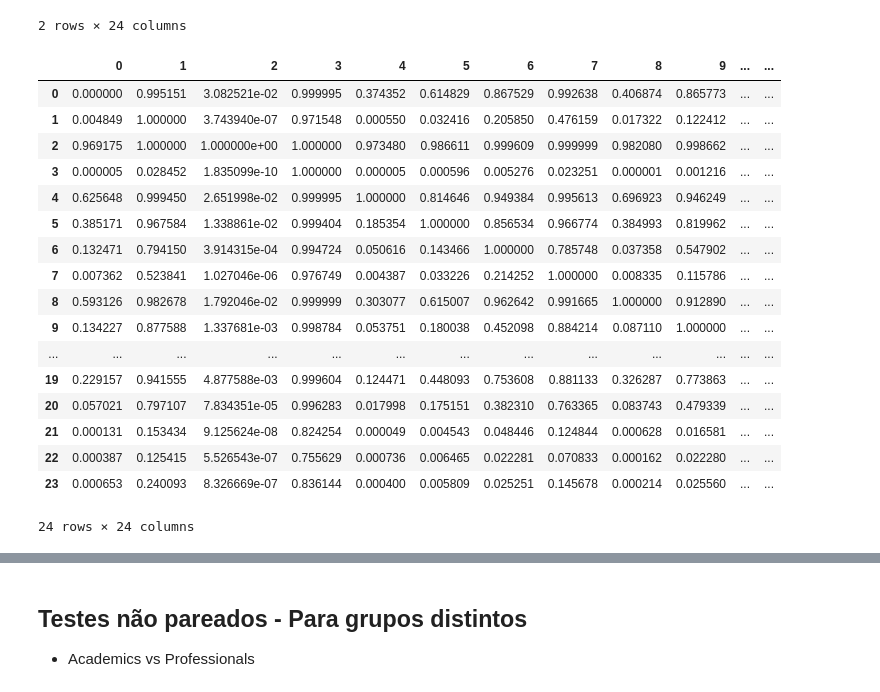
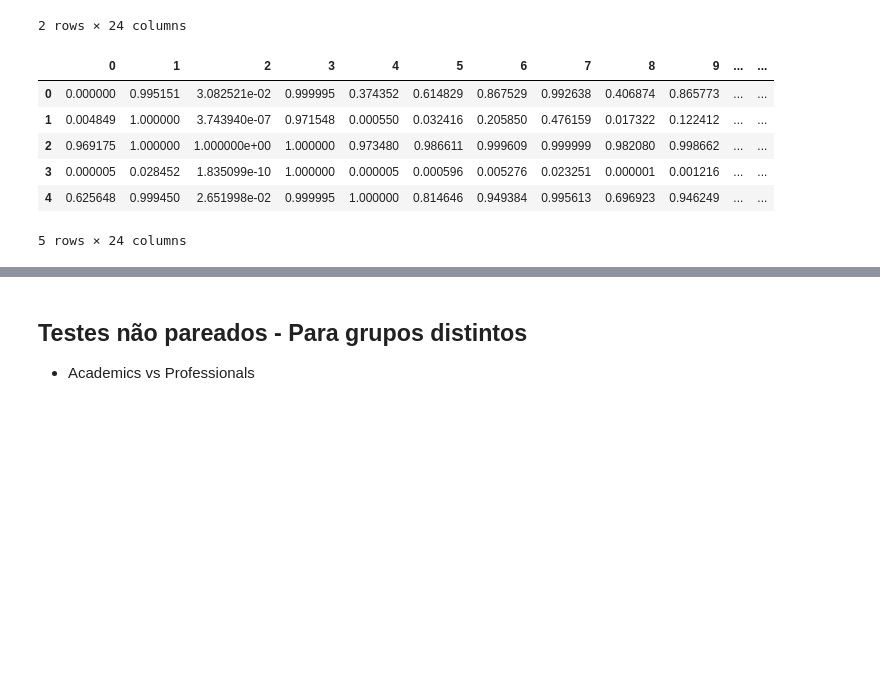
Before and after one commit to ednaelxd/e-waste, a Jupyter notebook: notebooks/05_gestores_vs_pesquisadores.ipynb, the cells around one changed output, grey strips where cells are left out. Drawn from its saved outputs; the diff is of its cells as text; code cells hidden in the pictures; blank space fills up the shorter version.

```diff
--- a/notebooks/05_gestores_vs_pesquisadores.ipynb
+++ b/notebooks/05_gestores_vs_pesquisadores.ipynb
@@ -196,0 +202,5 @@ Hipóteses para o teste pareado de Wilcox
+# %%
+for colunas in academy_medidas_medianas:
+    num = academy_medidas_medianas[colunas].mode()
+    num = float(num)
+    academy_medidas_medianas[colunas].fillna(num,inplace=True)
@@ -277,23 +291,12 @@ for coluna in np.arange(1,25):
 # %%
 workers_wilcox = workers_wilcox.iloc[:-1,:-1]
 # %%
-workers_wilcox
+workers_wilcox.head()
 # %% [output]
 |  | 0 | 1 | 2 | 3 | 4 | 5 | 6 | 7 | 8 | 9 | ... | ... |
 | 0 | 0.000000 | 0.995151 | 3.082521e-02 | 0.999995 | 0.374352 | 0.614829 | 0.867529 | 0.992638 | 0.406874 | 0.865773 | ... | ... |
 | 1 | 0.004849 | 1.000000 | 3.743940e-07 | 0.971548 | 0.000550 | 0.032416 | 0.205850 | 0.476159 | 0.017322 | 0.122412 | ... | ... |
 | 2 | 0.969175 | 1.000000 | 1.000000e+00 | 1.000000 | 0.973480 | 0.986611 | 0.999609 | 0.999999 | 0.982080 | 0.998662 | ... | ... |
 | 3 | 0.000005 | 0.028452 | 1.835099e-10 | 1.000000 | 0.000005 | 0.000596 | 0.005276 | 0.023251 | 0.000001 | 0.001216 | ... | ... |
 | 4 | 0.625648 | 0.999450 | 2.651998e-02 | 0.999995 | 1.000000 | 0.814646 | 0.949384 | 0.995613 | 0.696923 | 0.946249 | ... | ... |
-| 5 | 0.385171 | 0.967584 | 1.338861e-02 | 0.999404 | 0.185354 | 1.000000 | 0.856534 | 0.966774 | 0.384993 | 0.819962 | ... | ... |
-| 6 | 0.132471 | 0.794150 | 3.914315e-04 | 0.994724 | 0.050616 | 0.143466 | 1.000000 | 0.785748 | 0.037358 | 0.547902 | ... | ... |
-| 7 | 0.007362 | 0.523841 | 1.027046e-06 | 0.976749 | 0.004387 | 0.033226 | 0.214252 | 1.000000 | 0.008335 | 0.115786 | ... | ... |
-| 8 | 0.593126 | 0.982678 | 1.792046e-02 | 0.999999 | 0.303077 | 0.615007 | 0.962642 | 0.991665 | 1.000000 | 0.912890 | ... | ... |
-| 9 | 0.134227 | 0.877588 | 1.337681e-03 | 0.998784 | 0.053751 | 0.180038 | 0.452098 | 0.884214 | 0.087110 | 1.000000 | ... | ... |
-| ... | ... | ... | ... | ... | ... | ... | ... | ... | ... | ... | ... | ... |
-| 19 | 0.229157 | 0.941555 | 4.877588e-03 | 0.999604 | 0.124471 | 0.448093 | 0.753608 | 0.881133 | 0.326287 | 0.773863 | ... | ... |
-| 20 | 0.057021 | 0.797107 | 7.834351e-05 | 0.996283 | 0.017998 | 0.175151 | 0.382310 | 0.763365 | 0.083743 | 0.479339 | ... | ... |
-| 21 | 0.000131 | 0.153434 | 9.125624e-08 | 0.824254 | 0.000049 | 0.004543 | 0.048446 | 0.124844 | 0.000628 | 0.016581 | ... | ... |
-| 22 | 0.000387 | 0.125415 | 5.526543e-07 | 0.755629 | 0.000736 | 0.006465 | 0.022281 | 0.070833 | 0.000162 | 0.022280 | ... | ... |
-| 23 | 0.000653 | 0.240093 | 8.326669e-07 | 0.836144 | 0.000400 | 0.005809 | 0.025251 | 0.145678 | 0.000214 | 0.025560 | ... | ... |
-24 rows × 24 columns
+5 rows × 24 columns
```
Also changed, not shown: parts of 22 cells of this notebook, 6 other files.
